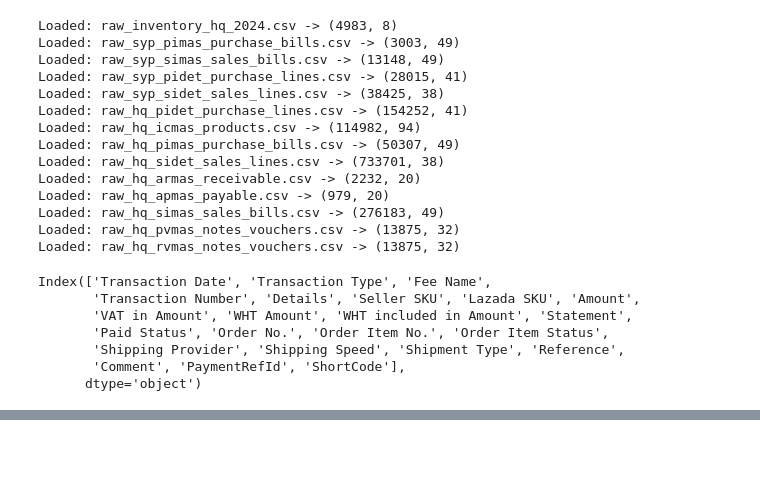
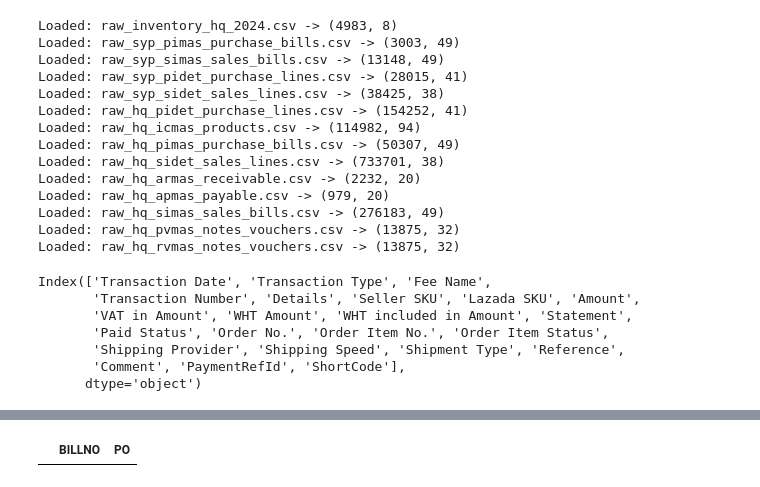
Before and after one commit to pthengtr/kcw-analytics, a Jupyter notebook: notebooks/72_online_lazada.ipynb, the cells around one changed output, grey strips where cells are left out. Drawn from its saved outputs; the diff is of its cells as text; code cells hidden in the pictures; blank space fills up the shorter version.

```diff
--- a/notebooks/72_online_lazada.ipynb
+++ b/notebooks/72_online_lazada.ipynb
@@ -200,3 +187,13 @@ df_out
+# %%
+key = "108447854799036"
+
+df_found = df_simas[
+    df_simas["PO"].astype("string").str.contains(key, na=False)
+].copy()
+# %%
+df_found[["BILLNO","PO"]]
+# %% [output]
+|  | BILLNO | PO |
 # %%
 folder = os.path.join(
     BASE_FOLDER,
```
Also changed, not shown: parts of 11 cells of this notebook.
